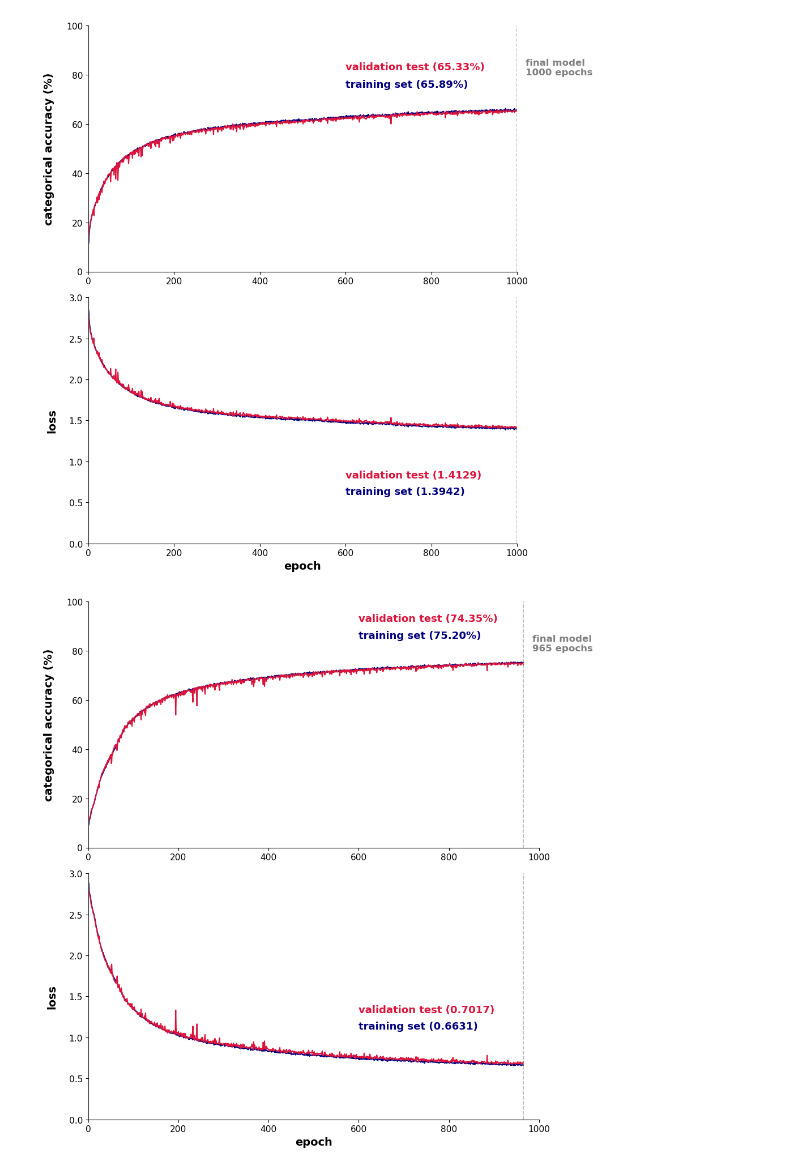
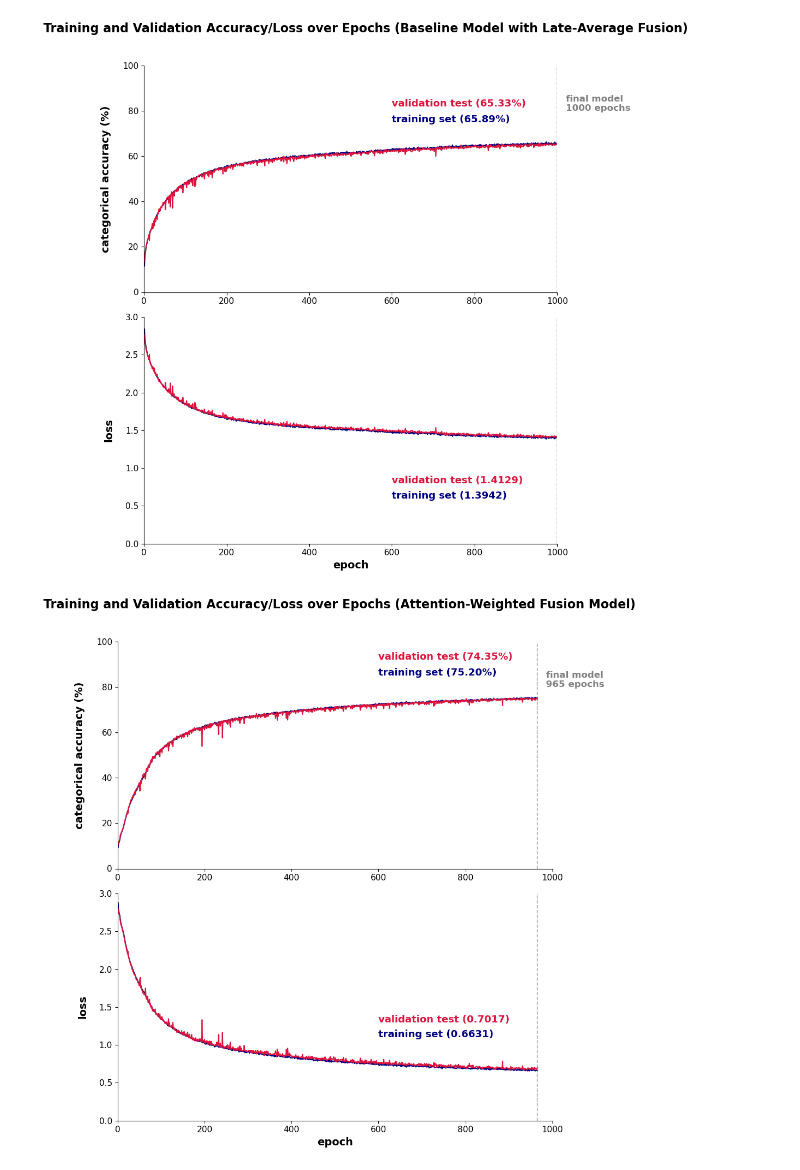
Before and after one commit to DearKarl/Simulation_Based_Classification, a Jupyter notebook: training_history_plots.ipynb, the cells around one changed output. Saved outputs shown, nothing was run; the diff lists cells and outputs as text; code cells hidden in the pictures.

```diff
--- a/training_history_plots.ipynb
+++ b/training_history_plots.ipynb
@@ -22,34 +22,37 @@ def plot_training_history_baseline(history_path, final_epoch=1000):
     plt.xticks(fontsize=11)
     plt.xlim(0, 1000)
     plt.ylim(0, 100)
     plt.text(600, 82, f'validation test ({final_val_acc:.2f}%)', color='crimson', fontsize=13, fontweight='bold')
     plt.text(600, 75, f'training set ({final_train_acc:.2f}%)', color='navy', fontsize=13, fontweight='bold')
     plt.axvline(x=final_epoch, color='gray', linestyle='--', linewidth=1.2, alpha=0.6)
     plt.text(final_epoch+20, 80, f'final model\n{final_epoch} epochs', color='gray', fontsize=12, fontweight='bold', ha='left')
     plt.gca().spines['top'].set_visible(False)
     plt.gca().spines['right'].set_visible(False)
 
     plt.subplot(2, 1, 2)
     plt.plot(epochs, hist['loss'], color='navy')
     plt.plot(epochs, hist['val_loss'], color='crimson')
     plt.ylabel('loss', fontsize=14, fontweight='bold', labelpad=15)
     plt.xlabel('epoch', fontsize=14, fontweight='bold')
     plt.yticks(fontsize=11)
     plt.xticks(fontsize=11)
     plt.xlim(0, 1000)
     plt.ylim(0, 3)
     plt.text(600, 0.8, f'validation test ({final_val_loss:.4f})', color='crimson', fontsize=13, fontweight='bold')
     plt.text(600, 0.6, f'training set ({final_train_loss:.4f})', color='navy', fontsize=13, fontweight='bold')
     plt.axvline(x=final_epoch, color='gray', linestyle='--', linewidth=1.2, alpha=0.6)
     plt.gca().spines['top'].set_visible(False)
     plt.gca().spines['right'].set_visible(False)
 
+    plt.suptitle("Training and Validation Accuracy/Loss over Epochs (Baseline Model with Late-Average Fusion)",
+                 fontsize=16, fontweight="bold", y=1.02)
+
     plt.tight_layout()
     plt.show()
 
 plot_training_history_baseline("trained_model_baseline/training_history_baseline.pkl", final_epoch=1000)
 # %% [output]
-[figure, old version]
+[figure, new version]
 # %%
 def plot_training_history_attention(history_path, final_epoch=1000):
     with open(history_path, "rb") as f:
@@ -93,12 +96,15 @@ def plot_training_history_attention(history_path, final_epoch=1000):
     plt.gca().spines['top'].set_visible(False)
     plt.gca().spines['right'].set_visible(False)
 
+    plt.suptitle("Training and Validation Accuracy/Loss over Epochs (Attention-Weighted Fusion Model)",
+             fontsize=16, fontweight="bold", y=1.02)
+
     plt.tight_layout()
     plt.show()
 
 plot_training_history_attention("trained_model_attention/training_history_attention.pkl", final_epoch=965)
 # %% [output]
-[figure, old version]
+[figure, new version]
 # %%
 def plot_training_history_gatefusion(history_path, final_epoch=1000):
     with open(history_path, "rb") as f:
```
Also changed, not shown: parts of 3 cells of this notebook, 5 other files.
